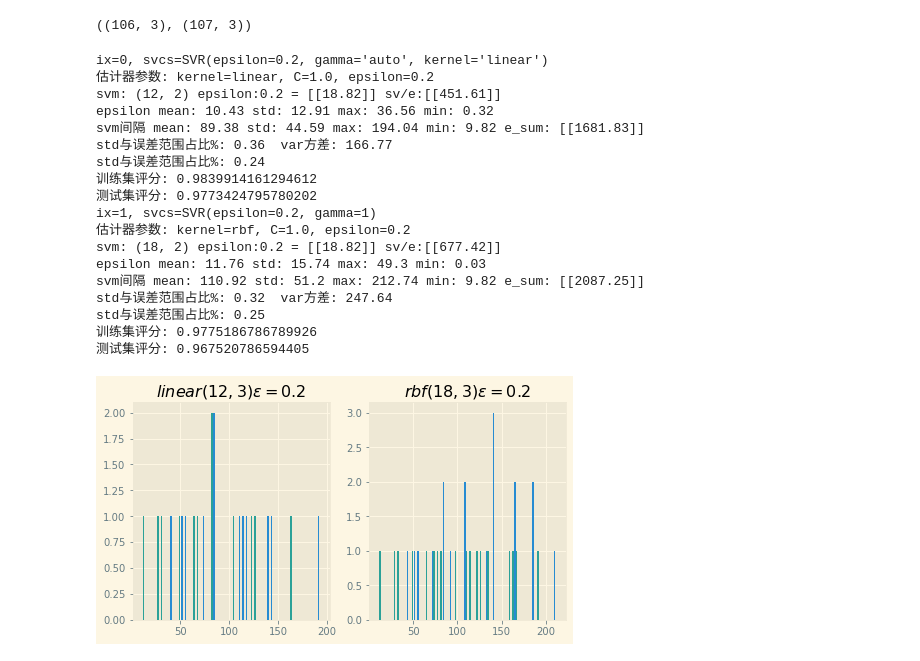
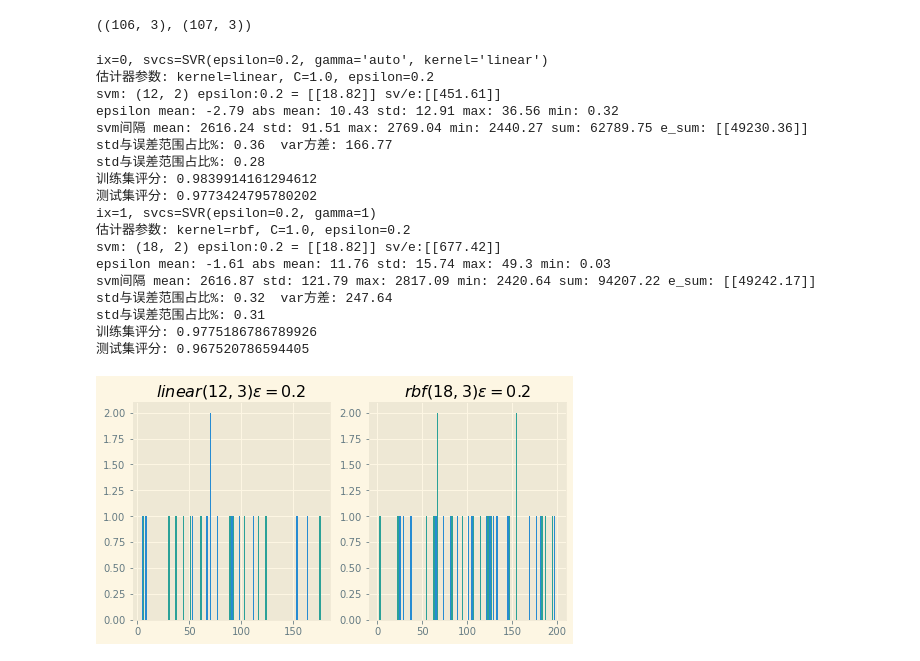
Before and after one commit to vcfriend/python-demo, a Jupyter notebook: myQuant/strategy/04-svm-svr.ipynb, the cells around one changed output. Saved outputs shown, nothing was run; the diff lists cells and outputs as text; code cells hidden in the pictures.

```diff
--- a/myQuant/strategy/04-svm-svr.ipynb
+++ b/myQuant/strategy/04-svm-svr.ipynb
@@ -232,7 +232,7 @@ for ix, svr in enumerate(svrs[:-1]):
     epsilon_1 = standardScaler.inverse_transform(np.array([[fit.epsilon], ]))  #转换误差单位
     epsilon_0 = standardScaler.inverse_transform(np.array([[0.00], ]))
     epsilon_i = (epsilon_1 - epsilon_0)  #目标误差值
-    support_vectors_ = fit.support_vectors_
+    support_vectors_ = standardScaler.inverse_transform(fit.support_vectors_ - np.mean((fit.support_vectors_), axis=0))
     support_vectors_ = np.hstack((np.amax(abs(support_vectors_), axis=1).reshape(-1,1), np.amin(abs(support_vectors_), axis=1).reshape(-1,1)))  #由每一行中最大和最小值的sv构成的新的sv数组
     sv = support_vectors_.shape  #支持向量
     sv_e_sum = (sv[0] * sv[1]) * epsilon_i  #所有支持向量的误差和
@@ -244,14 +244,14 @@ for ix, svr in enumerate(svrs[:-1]):
     y_test_ = standardScaler.inverse_transform(y_test_stand.reshape(-1, 1))
     y_test_d = (y_test_ - y_test_pred_)  #epsilon误差
     y_test_d_max, y_test_d_min = abs(y_test_d).max(), abs(y_test_d).min()  #误差最大值和最小值
-    print('epsilon mean:', np.mean(abs(y_test_d)).round(2),  #epsilon误差平均值
+    print('epsilon mean:', np.mean((y_test_d)).round(2),  #epsilon误差平均值
+          'abs mean:', np.mean(abs(y_test_d)).round(2),  #epsilon误差平均值
           'std:', np.std(y_test_d).round(2),  #标准差
           'max:', y_test_d_max.round(2),
           'min:', y_test_d_min.round(2),
           )
-    support_vectors_ = standardScaler.inverse_transform(support_vectors_)
 
-    support_vectors_d = support_vectors_ - epsilon_0  #svm间隔
+    support_vectors_d = support_vectors_  #svm间隔
     support_vectors_d_max, support_vectors_d_min = abs(support_vectors_d).max(), abs(
         support_vectors_d).min()  #svm间隔最大值和最小值
 
@@ -261,46 +261,47 @@ for ix, svr in enumerate(svrs[:-1]):
           'std:', np.std(support_vectors_d).round(2),  #标准差
           'max:', support_vectors_d_max.round(2),
           'min:', support_vectors_d_min.round(2),
+          'sum:', abs(support_vectors_d).sum().round(2),
           'e_sum:', svm_mean_e_sum
           )
     print("std与误差范围占比%:", (np.std(y_test_d) / (y_test_d_max - y_test_d_min)).round(2),  #标准差std与误差范围占比%
           ' var方差:', np.var(y_test_d).round(2))
     print('std与误差范围占比%:',
           (np.std(support_vectors_d) / (support_vectors_d_max - support_vectors_d_min)).round(2))  #标准差std与误差范围占比%
 
     # https://blog.csdn.net/gracejpw/article/details/101546293
     # 返回预测的决定系数R^2
     # R^2越接近于1，模型的拟合优度越高。
     print(f'训练集评分: %s ' % (fit.score(x_train_stand, y_train_stand)))
     print(f'测试集评分: %s ' % (svr.score(x_test_stand, y_test_stand)))
 
     plt.subplot(1, 3, ix + 1)
     interval = abs(support_vectors_ - epsilon_0)
     plt.hist(interval, bins=50)
     plt.title(r'$%s %s \epsilon = %s$' % (fit.kernel, fit.support_vectors_.shape, fit.epsilon))
 
 plt.show()
 # plt.savefig(r'./file/02_svm_svr.png', dpi=200)
 # %% [output]
 ix=0, svcs=SVR(epsilon=0.2, gamma='auto', kernel='linear')
 估计器参数: kernel=linear, C=1.0, epsilon=0.2
 svm: (12, 2) epsilon:0.2 = [[18.82]] sv/e:[[451.61]]
-epsilon mean: 10.43 std: 12.91 max: 36.56 min: 0.32
-svm间隔 mean: 89.38 std: 44.59 max: 194.04 min: 9.82 e_sum: [[1681.83]]
+epsilon mean: -2.79 abs mean: 10.43 std: 12.91 max: 36.56 min: 0.32
+svm间隔 mean: 2616.24 std: 91.51 max: 2769.04 min: 2440.27 sum: 62789.75 e_sum: [[49230.36]]
 std与误差范围占比%: 0.36  var方差: 166.77
-std与误差范围占比%: 0.24
+std与误差范围占比%: 0.28
 训练集评分: 0.9839914161294612
 测试集评分: 0.9773424795780202
 ix=1, svcs=SVR(epsilon=0.2, gamma=1)
 估计器参数: kernel=rbf, C=1.0, epsilon=0.2
 svm: (18, 2) epsilon:0.2 = [[18.82]] sv/e:[[677.42]]
-epsilon mean: 11.76 std: 15.74 max: 49.3 min: 0.03
-svm间隔 mean: 110.92 std: 51.2 max: 212.74 min: 9.82 e_sum: [[2087.25]]
+epsilon mean: -1.61 abs mean: 11.76 std: 15.74 max: 49.3 min: 0.03
+svm间隔 mean: 2616.87 std: 121.79 max: 2817.09 min: 2420.64 sum: 94207.22 e_sum: [[49242.17]]
 std与误差范围占比%: 0.32  var方差: 247.64
-std与误差范围占比%: 0.25
+std与误差范围占比%: 0.31
 训练集评分: 0.9775186786789926
 测试集评分: 0.967520786594405
-[figure, old version]
+[figure, new version]
 # %%
 svrs = [svr_rbf, svr_lin, svr_poly]
 
```
Also changed, not shown: parts of 3 cells of this notebook, 4 other files.
